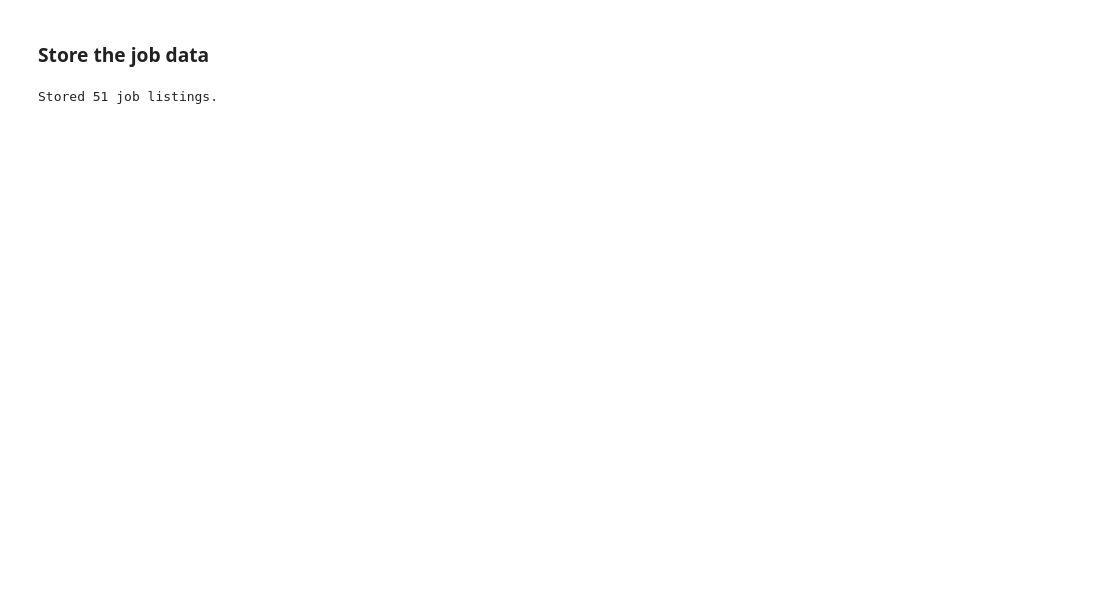
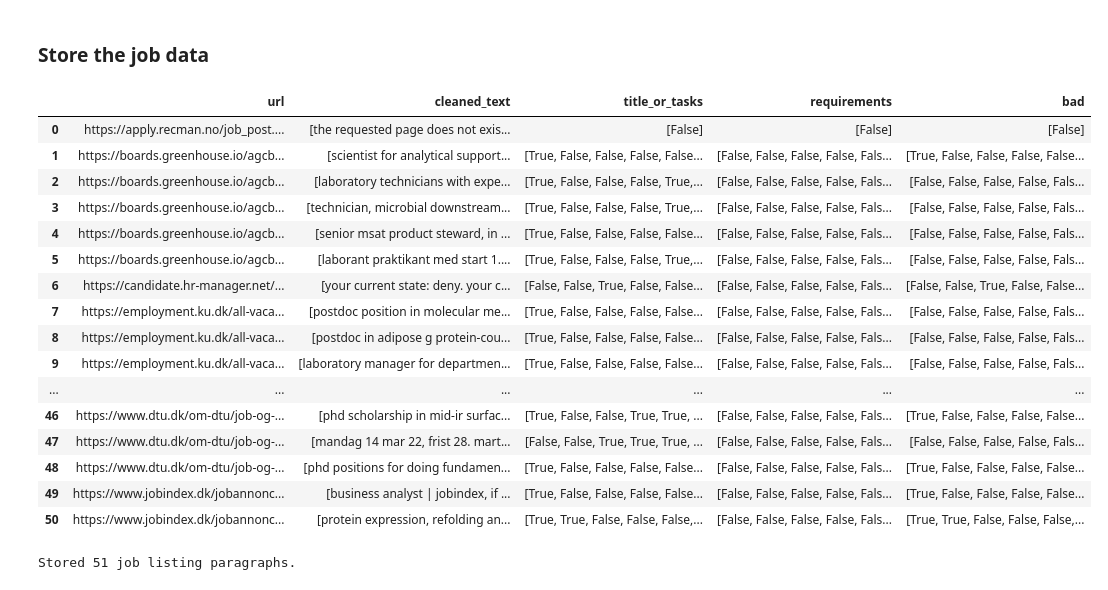
Before and after one commit to saattrupdan/job-search, a Jupyter notebook: src/annotation.ipynb, the cells around one changed output. Drawn from its saved outputs; the diff is of its cells as text; code cells hidden in the pictures; blank space fills up the shorter version.

```diff
--- a/src/annotation.ipynb
+++ b/src/annotation.ipynb
@@ -15,7 +15,9 @@ print(f'{len(job_data):,} jobs loaded.')
 # %% [output]
 51 jobs loaded.
 # %%
-records = [dct for dct in job_data if 'label' not in dct]
-job_data_no_labels = pd.DataFrame.from_records(records).drop_duplicates('url')
-print(f'There are {len(job_data_no_labels):,} jobs that need to be labelled.')
+records = [dct for dct in job_data]
+df = pd.DataFrame.from_records(records).drop_duplicates('url')
+df['cleaned_text'] = df.cleaned_text.str.split('\n')
+df = df.explode('cleaned_text').reset_index(drop=True)
+print(f'Extracted {len(df):,} paragraphs.')
 # %% [output]
@@ -23,9 +25,10 @@ There are 51 jobs that need to be labelled.
 # %% [markdown]
 ### Annotate the job data
 # %%
-annotations = pixt.annotate(job_data_no_labels,
-                            options=['Relevant', 'Irrelevant'],
+annotations = pixt.annotate(df,
+                            task_type='multilabel-classification',
+                            options=['title_or_tasks', 'requirements', 'bad'],
                             example_column='cleaned_text',
-                            display_fn=lambda x: print(x.replace('\n', '\n\n')))
+                            buttons_in_a_row=3)
 # %% [output]
 [interactive output not drawn]
@@ -36,16 +39,34 @@ HBox(children=(Button(description='Relevant', style=ButtonStyle()), Button(descr
 # %%
 labels = annotations.copy()
 labels = (labels.query('changed == True')
-                .drop(columns=['text', 'cleaned_text', 'changed'])
-                .set_index('url')
-                .label)
+                .drop(columns=['text', 'changed'])
+                .groupby('url')
+                .agg(lambda x: list(x))
+                .reset_index())
+labels
+# %% [output]
+|  | url | cleaned_text | title_or_tasks | requirements | bad |
+| 0 | https://apply.recman.no/job_post.... | [the requested page does not exis... | [False] | [False] | [False] |
+| 1 | https://boards.greenhouse.io/agcb... | [scientist for analytical support... | [True, False, False, False, False... | [False, False, False, False, Fals... | [True, False, False, False, False... |
+| 2 | https://boards.greenhouse.io/agcb... | [laboratory technicians with expe... | [True, False, False, False, True,... | [False, False, False, False, Fals... | [False, False, False, False, Fals... |
+| 3 | https://boards.greenhouse.io/agcb... | [technician, microbial downstream... | [True, False, False, False, True,... | [False, False, False, False, Fals... | [False, False, False, False, Fals... |
+| 4 | https://boards.greenhouse.io/agcb... | [senior msat product steward, in ... | [True, False, False, False, False... | [False, False, False, False, Fals... | [False, False, False, False, Fals... |
+| 5 | https://boards.greenhouse.io/agcb... | [laborant praktikant med start 1.... | [True, False, False, False, True,... | [False, False, False, False, Fals... | [False, False, False, False, Fals... |
+| 6 | https://candidate.hr-manager.net/... | [your current state: deny. your c... | [False, False, True, False, False... | [False, False, False, False, Fals... | [False, False, True, False, False... |
+| 7 | https://employment.ku.dk/all-vaca... | [postdoc position in molecular me... | [True, False, False, False, False... | [False, False, False, False, Fals... | [False, False, False, False, Fals... |
+| 8 | https://employment.ku.dk/all-vaca... | [postdoc in adipose g protein-cou... | [True, False, False, False, False... | [False, False, False, False, Fals... | [False, False, False, False, Fals... |
+| 9 | https://employment.ku.dk/all-vaca... | [laboratory manager for departmen... | [True, False, False, False, False... | [False, False, False, False, Fals... | [False, False, False, False, Fals... |
+| ... | ... | ... | ... | ... | ... |
+| 46 | https://www.dtu.dk/om-dtu/job-og-... | [phd scholarship in mid-ir surfac... | [True, False, False, True, True, ... | [False, False, False, False, Fals... | [True, False, False, False, False... |
+| 47 | https://www.dtu.dk/om-dtu/job-og-... | [mandag 14 mar 22, frist 28. mart... | [False, False, True, True, True, ... | [False, False, False, False, Fals... | [False, False, False, False, Fals... |
+| 48 | https://www.dtu.dk/om-dtu/job-og-... | [phd positions for doing fundamen... | [True, False, False, False, False... | [False, False, False, False, Fals... | [True, False, False, False, False... |
+| 49 | https://www.jobindex.dk/jobannonc... | [business analyst | jobindex, if ... | [True, False, False, False, False... | [False, False, False, False, Fals... | [True, False, False, False, False... |
+| 50 | https://www.jobindex.dk/jobannonc... | [protein expression, refolding an... | [True, True, False, False, False,... | [False, False, False, False, Fals... | [True, True, False, False, False,... |
 # %%
-with Path('../data/job_listings.jsonl').open('w') as f:
-    for dct in job_data:
-        if 'label' not in dct and dct['url'] in labels:
-            dct['label'] = labels[dct['url']]
+with Path('../data/job_listing_paragraphs.jsonl').open('w') as f:
+    for dct in labels.to_dict('records'):
         f.write(json.dumps(dct))
         f.write('\n')
-print(f'Stored {len(job_data):,} job listings.')
+print(f'Stored {len(labels):,} job listing paragraphs.')
 # %% [output]
-Stored 51 job listings.
+Stored 51 job listing paragraphs.
```
Also changed, not shown: parts of 2 cells of this notebook.
